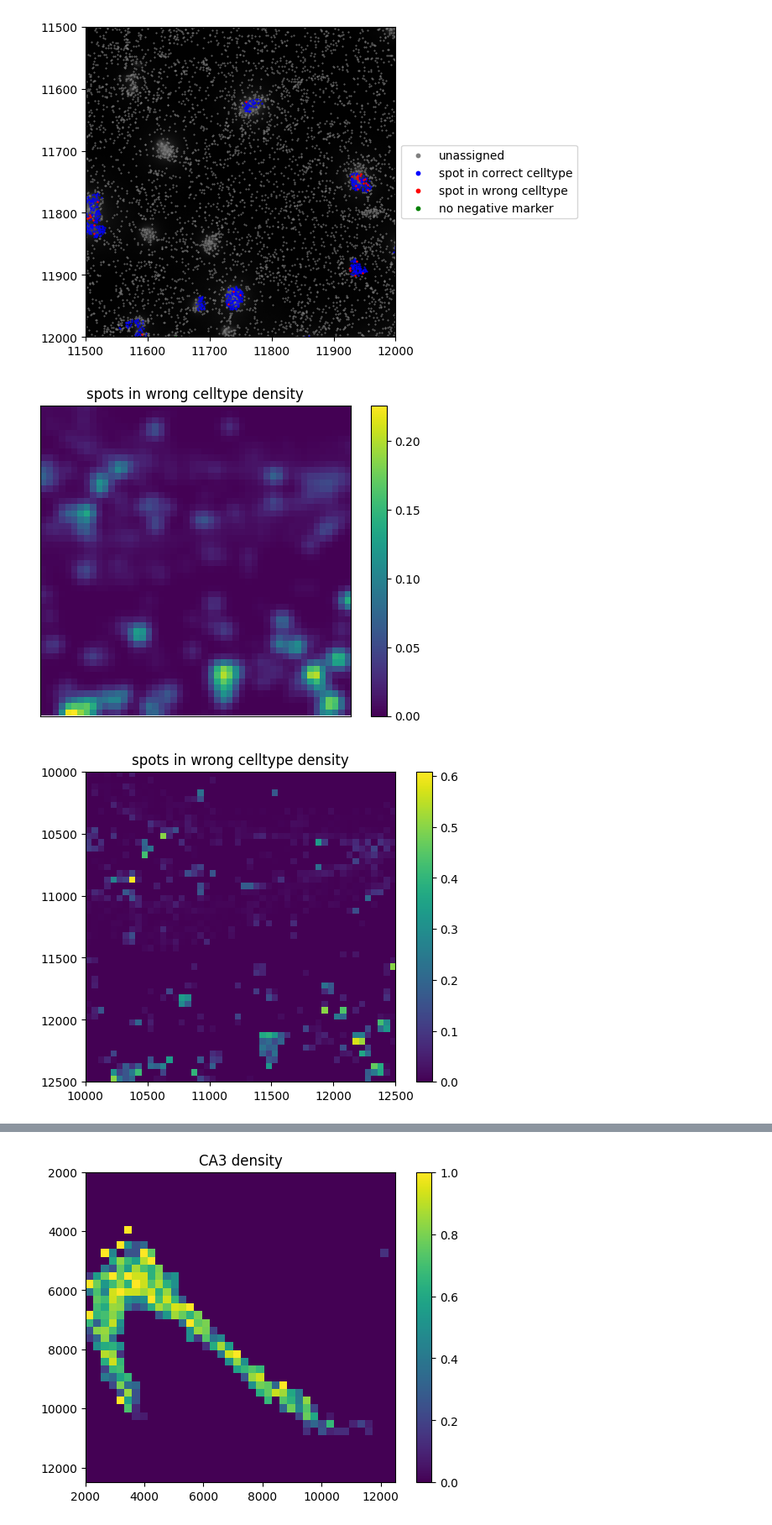
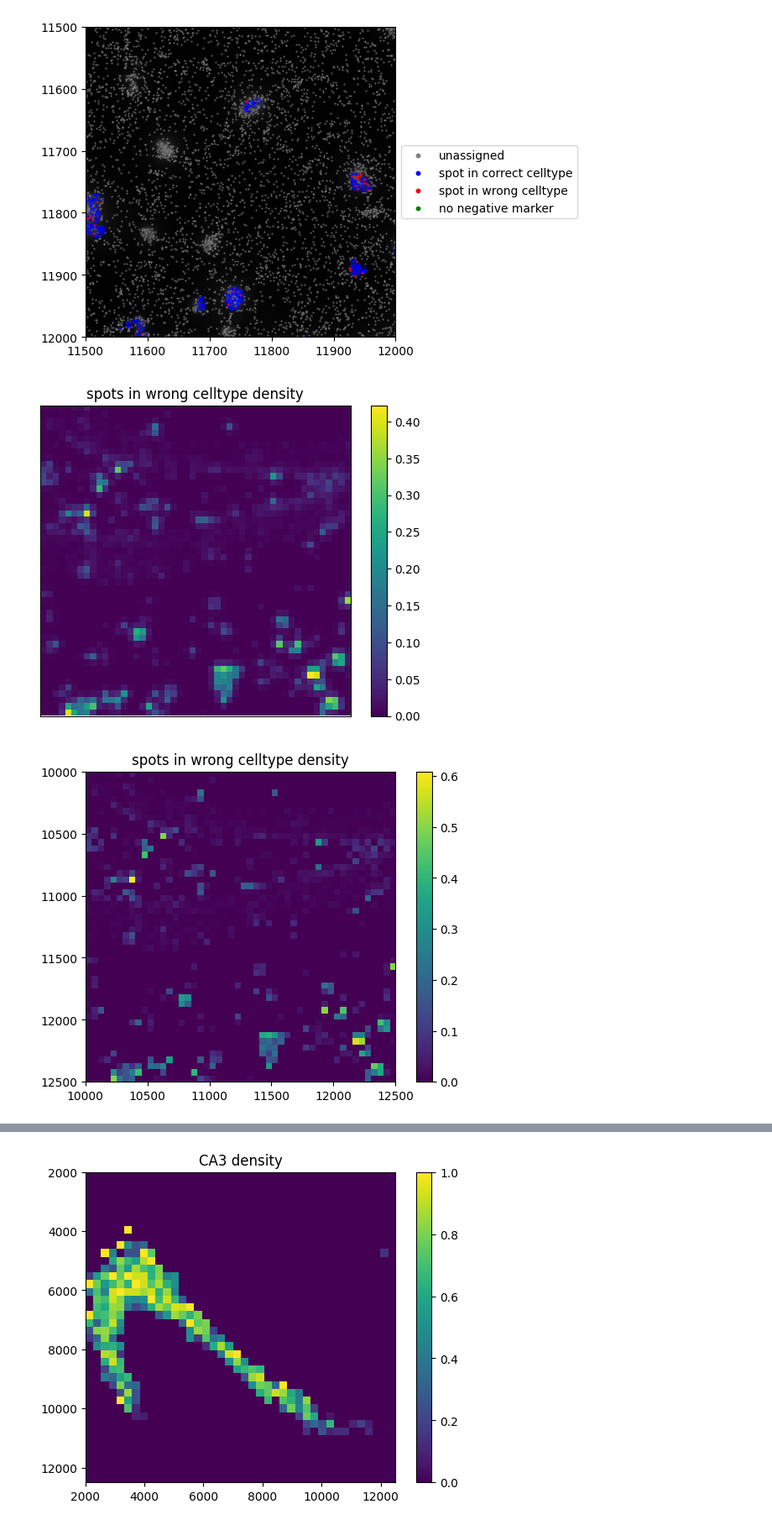
Before and after one commit to j-dichgans/my_txsim, a Jupyter notebook: metric_local.ipynb, the cells around one changed output, grey strips where cells are left out. Shown at 84% size. Saved outputs shown, nothing was run; the diff lists cells and outputs as text; code cells hidden in the pictures.

```diff
--- a/metric_local.ipynb
+++ b/metric_local.ipynb
@@ -394,10 +397,10 @@ def plot_wrong_spot_ratio(adata_sp : AnnData, x_min: int, x_max: int, y_min: int
     title = "spots in wrong celltype density"
     matrix_colorbar_plot(matrix, title, x_min, x_max, y_min, y_max, smooth, show_ticks)
 # %%
-plot_wrong_spot_ratio(adata_exp0,10000,12500,10000,12500,image=None,bins = 50, smooth=1)
+plot_wrong_spot_ratio(adata_exp0,10000,12500,10000,12500,image=None,bins = 50, smooth=0.5)
 plot_wrong_spot_ratio(adata_exp0,10000,12500,10000,12500,image=None,bins = 50, show_ticks=True)
 # %% [output]
-[figure, old version]
+[figure, new version]
 [figure]
 # %%
 def get_spot_density(adata_sp : AnnData, spot_types: list['str'], x_min: int, x_max: int, y_min: int, y_max: int, image: np.ndarray, bins):
```
Also changed, not shown: parts of 4 cells of this notebook, 1 other file.
